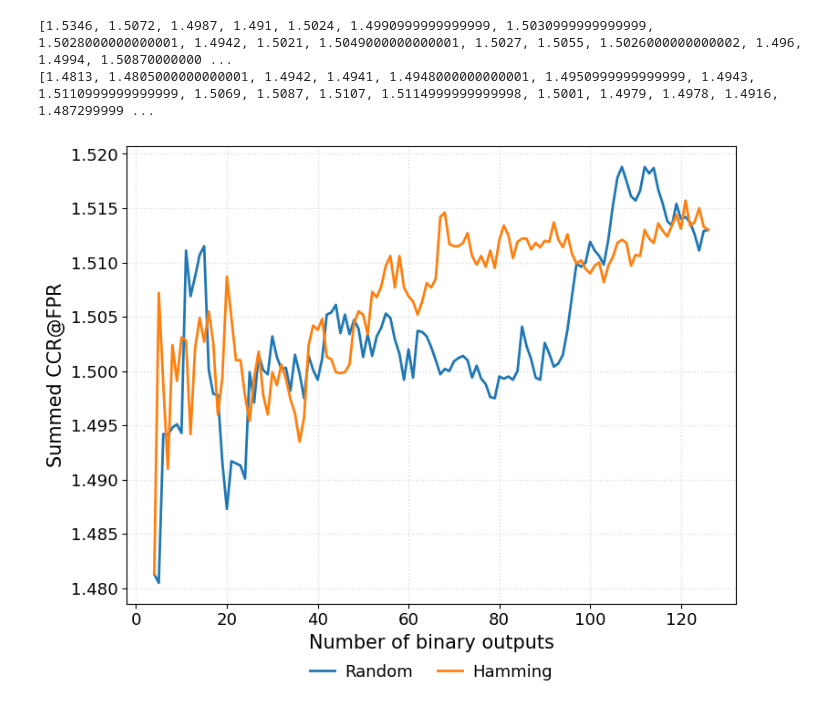
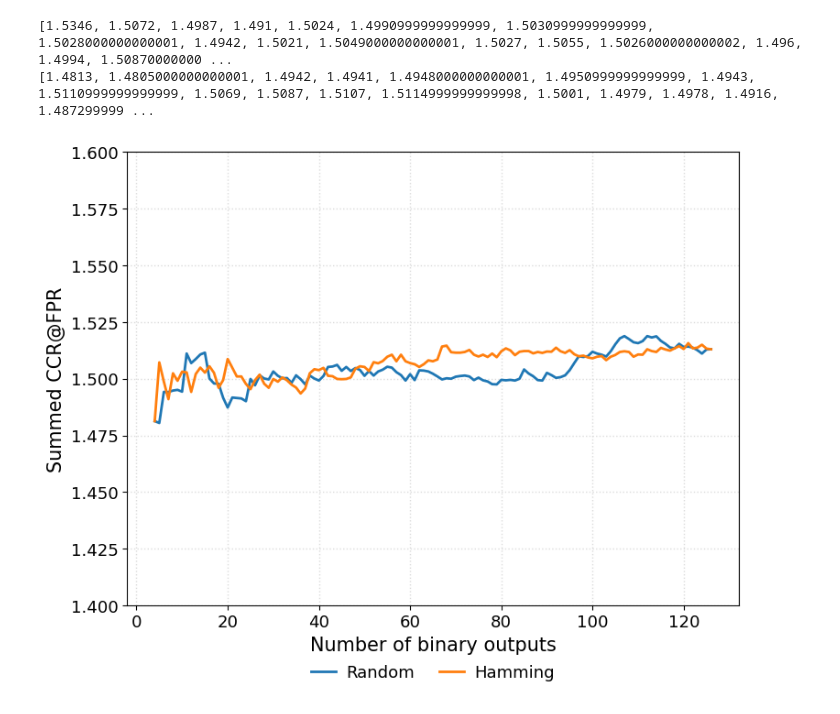
Before and after one commit to Sirofjelly/openset-imagenet-comparison, a Jupyter notebook: experiments/ex_1/net_1/plot_ex1.ipynb, the cells around one changed output. Saved outputs shown, nothing was run; the diff lists cells and outputs as text; code cells hidden in the pictures.

```diff
--- a/experiments/ex_1/net_1/plot_ex1.ipynb
+++ b/experiments/ex_1/net_1/plot_ex1.ipynb
@@ -76,10 +76,9 @@ for i in range (4, 127):
-# %%
-print(hamming_ccrs)
-hamming_ccrs[0] = random_ccrs[0] # we have to set the first value to the random value such that they are the same
-print(random_ccrs)
-# %% [output]
-[1.5346, 1.5072, 1.4987, 1.491, 1.5024, 1.4990999999999999, 1.5030999999999999, 1.5028000000000001, 1.4942, 1.5021, 1.5049000000000001, 1.5027, 1.5055, 1.5026000000000002, 1.496, 1.4994, 1.50870000000 ...
-[1.4813, 1.4805000000000001, 1.4942, 1.4941, 1.4948000000000001, 1.4950999999999999, 1.4943, 1.5110999999999999, 1.5069, 1.5087, 1.5107, 1.5114999999999998, 1.5001, 1.4979, 1.4978, 1.4916, 1.487299999 ...
+# %%
+print(hamming_ccrs)
+print(random_ccrs)
+# %% [output]
+[1.5346, 1.5072, 1.4987, 1.491, 1.5024, 1.4990999999999999, 1.5030999999999999, 1.5028000000000001, 1.4942, 1.5021, 1.5049000000000001, 1.5027, 1.5055, 1.5026000000000002, 1.496, 1.4994, 1.50870000000 ...
+[1.4813, 1.4805000000000001, 1.4942, 1.4941, 1.4948000000000001, 1.4950999999999999, 1.4943, 1.5110999999999999, 1.5069, 1.5087, 1.5107, 1.5114999999999998, 1.5001, 1.4979, 1.4978, 1.4916, 1.487299999 ...
 # %%
 import matplotlib.pyplot as plt
 
@@ -88,31 +87,34 @@ font = {'family': 'DejaVu Sans', 'weight': 'normal', 'size': 15}
 plt.rc('font', **font)
 
 # Create a figure and an axis
 fig, ax = plt.subplots(figsize=(8, 6))
 
 # Plot the data
 ax.plot(range(4, 127), random_ccrs, label="Random", linewidth=2)
 ax.plot(range(4, 127), hamming_ccrs, label="Hamming", linewidth=2)
 
 # Set axis labels
 ax.set_xlabel('Number of binary outputs', fontsize=15)
 ax.set_ylabel('Summed CCR@FPR', fontsize=15)
 
+# Set y-axis range from 0 to 4
+ax.set_ylim(1.4, 1.6)
+
 # Set grid properties
 ax.grid(axis='x', linestyle=':', linewidth=1, color='gainsboro')
 ax.grid(axis='y', linestyle=':', linewidth=1, color='gainsboro')
 
 # Set axis ticks
 ax.tick_params(axis='both', which='major', labelsize=13)
 
 # Adjust layout
 plt.tight_layout()
 
 # Set legend below the plot
 plt.legend(frameon=False, fontsize=13, handlelength=1.5, handletextpad=0.6, columnspacing=1.5, loc='lower center', bbox_to_anchor=(0.5, -0.20), ncol=2)
 
 # Display the plot
 plt.savefig("ex_1_ccr_fpr.pdf", bbox_inches='tight')
 plt.show()
 # %% [output]
-[figure, old version]
+[figure, new version]
```
Also changed, not shown: parts of 1 cell of this notebook, 1 other file.
